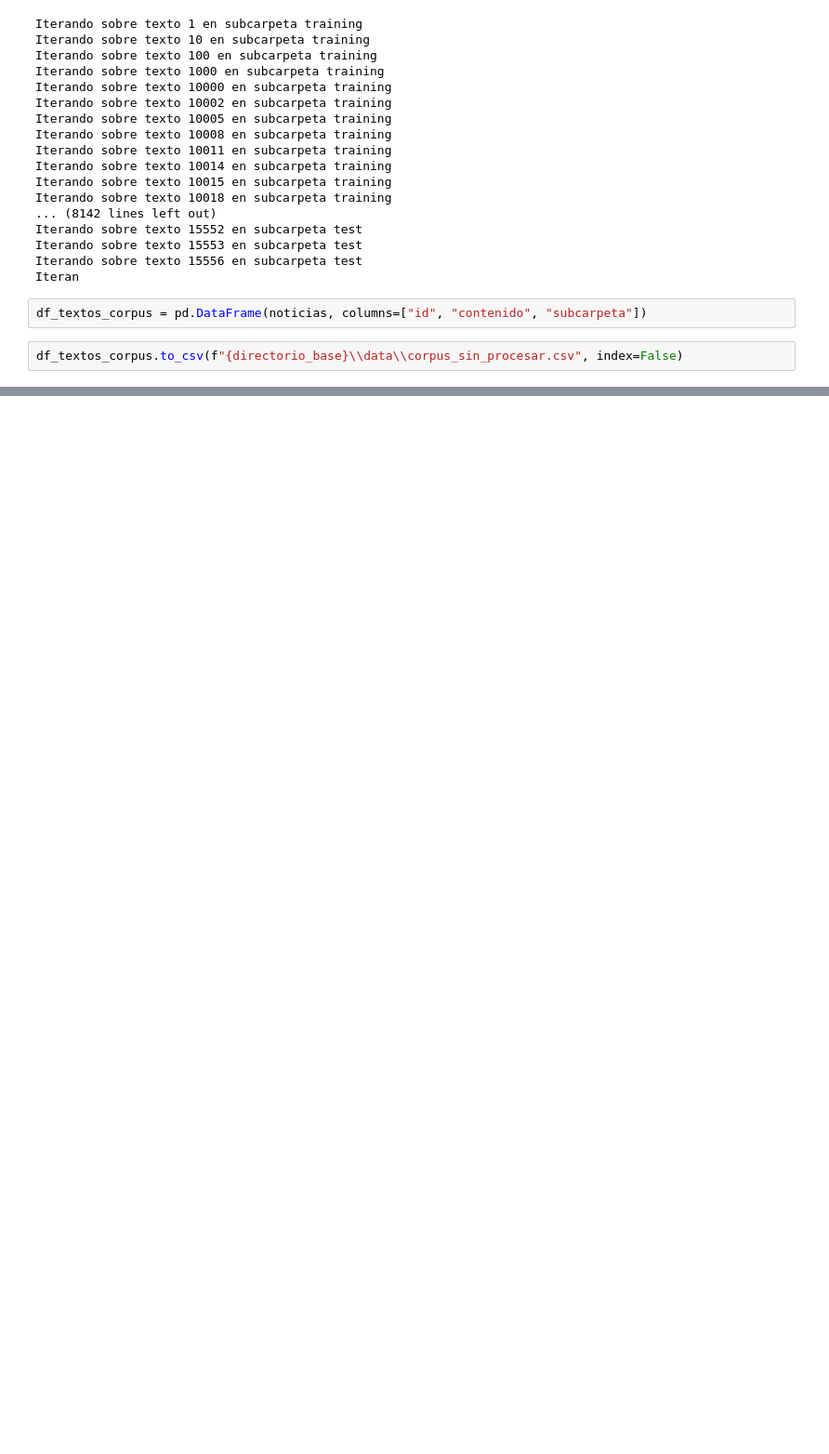
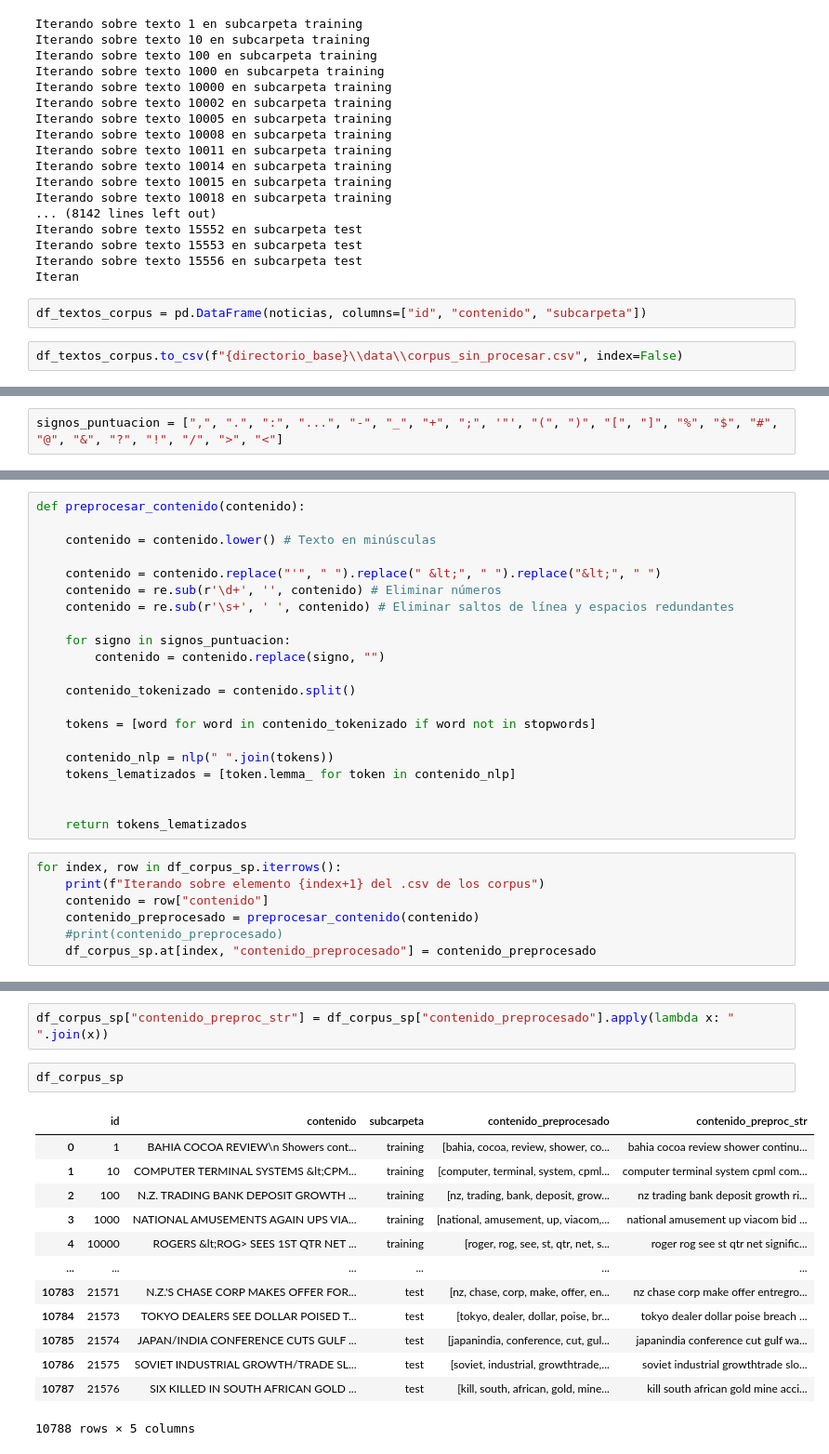
Before and after one commit to azambrano43/ri_proyecto_1b, a Jupyter notebook: notebooks/pruebas.ipynb, the cells around one changed output, grey strips where cells are left out. Shown at 93% size. Cells and saved outputs as stored; diff of their text form; blank space fills up the shorter version.

```diff
--- a/notebooks/pruebas.ipynb
+++ b/notebooks/pruebas.ipynb
@@ -154,0 +95,2 @@ print(lematizado)
+# %%
+signos_puntuacion = [",", ".", ":", "...", "-", "_", "+", ";", '"', "(", ")", "[", "]", "%", "$", "#", "@", "&", "?", "!", "/", ">", "<"]
@@ -154,0 +99,28 @@ print(lematizado)
+# %%
+def preprocesar_contenido(contenido):
+
+    contenido = contenido.lower() # Texto en minúsculas
+
+    contenido = contenido.replace("'", " ").replace(" &lt;", " ").replace("&lt;", " ")
+    contenido = re.sub(r'\d+', '', contenido) # Eliminar números
+    contenido = re.sub(r'\s+', ' ', contenido) # Eliminar saltos de línea y espacios redundantes
+
+    for signo in signos_puntuacion:
+        contenido = contenido.replace(signo, "")
+
+    contenido_tokenizado = contenido.split()
+
+    tokens = [word for word in contenido_tokenizado if word not in stopwords]
+
+    contenido_nlp = nlp(" ".join(tokens))
+    tokens_lematizados = [token.lemma_ for token in contenido_nlp]
+
+
+    return tokens_lematizados
+# %%
+for index, row in df_corpus_sp.iterrows():
+    print(f"Iterando sobre elemento {index+1} del .csv de los corpus")
+    contenido = row["contenido"]
+    contenido_preprocesado = preprocesar_contenido(contenido)
+    #print(contenido_preprocesado)
+    df_corpus_sp.at[index, "contenido_preprocesado"] = contenido_preprocesado
@@ -154,0 +145,18 @@ print(lematizado)
+# %%
+df_corpus_sp["contenido_preproc_str"] = df_corpus_sp["contenido_preprocesado"].apply(lambda x: " ".join(x))
+# %%
+df_corpus_sp
+# %% [output]
+|  | id | contenido | subcarpeta | contenido_preprocesado | contenido_preproc_str |
+| 0 | 1 | BAHIA COCOA REVIEW\n Showers cont... | training | [bahia, cocoa, review, shower, co... | bahia cocoa review shower continu... |
+| 1 | 10 | COMPUTER TERMINAL SYSTEMS &lt;CPM... | training | [computer, terminal, system, cpml... | computer terminal system cpml com... |
+| 2 | 100 | N.Z. TRADING BANK DEPOSIT GROWTH ... | training | [nz, trading, bank, deposit, grow... | nz trading bank deposit growth ri... |
+| 3 | 1000 | NATIONAL AMUSEMENTS AGAIN UPS VIA... | training | [national, amusement, up, viacom,... | national amusement up viacom bid ... |
+| 4 | 10000 | ROGERS &lt;ROG> SEES 1ST QTR NET ... | training | [roger, rog, see, st, qtr, net, s... | roger rog see st qtr net signific... |
+| ... | ... | ... | ... | ... | ... |
+| 10783 | 21571 | N.Z.'S CHASE CORP MAKES OFFER FOR... | test | [nz, chase, corp, make, offer, en... | nz chase corp make offer entregro... |
+| 10784 | 21573 | TOKYO DEALERS SEE DOLLAR POISED T... | test | [tokyo, dealer, dollar, poise, br... | tokyo dealer dollar poise breach ... |
+| 10785 | 21574 | JAPAN/INDIA CONFERENCE CUTS GULF ... | test | [japanindia, conference, cut, gul... | japanindia conference cut gulf wa... |
+| 10786 | 21575 | SOVIET INDUSTRIAL GROWTH/TRADE SL... | test | [soviet, industrial, growthtrade,... | soviet industrial growthtrade slo... |
+| 10787 | 21576 | SIX KILLED IN SOUTH AFRICAN GOLD ... | test | [kill, south, african, gold, mine... | kill south african gold mine acci... |
+10788 rows × 5 columns
```
Also changed, not shown: parts of 16 cells of this notebook, 2 other files.
